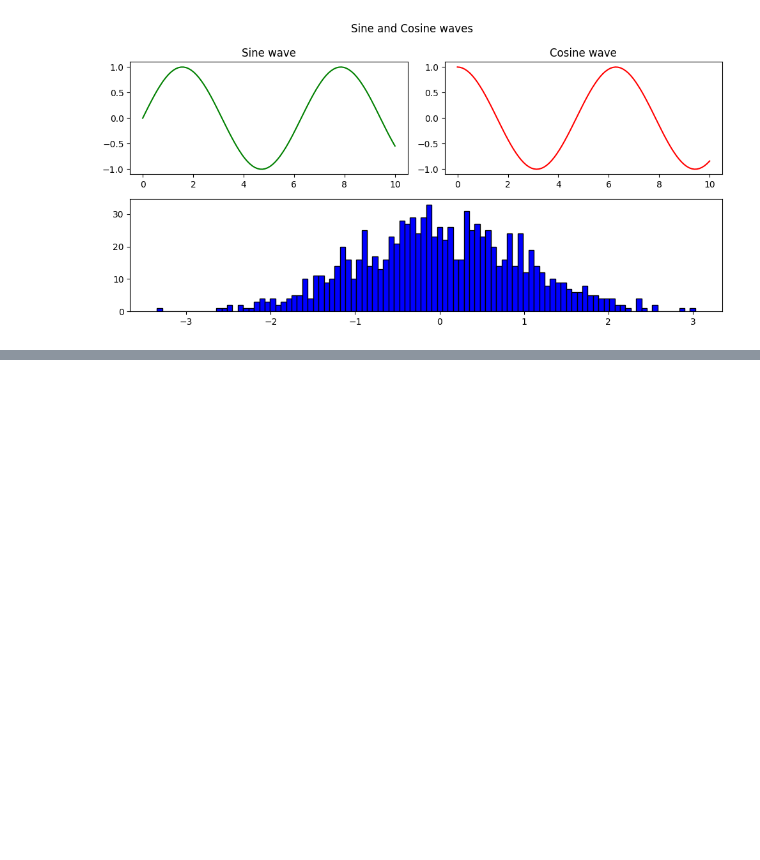
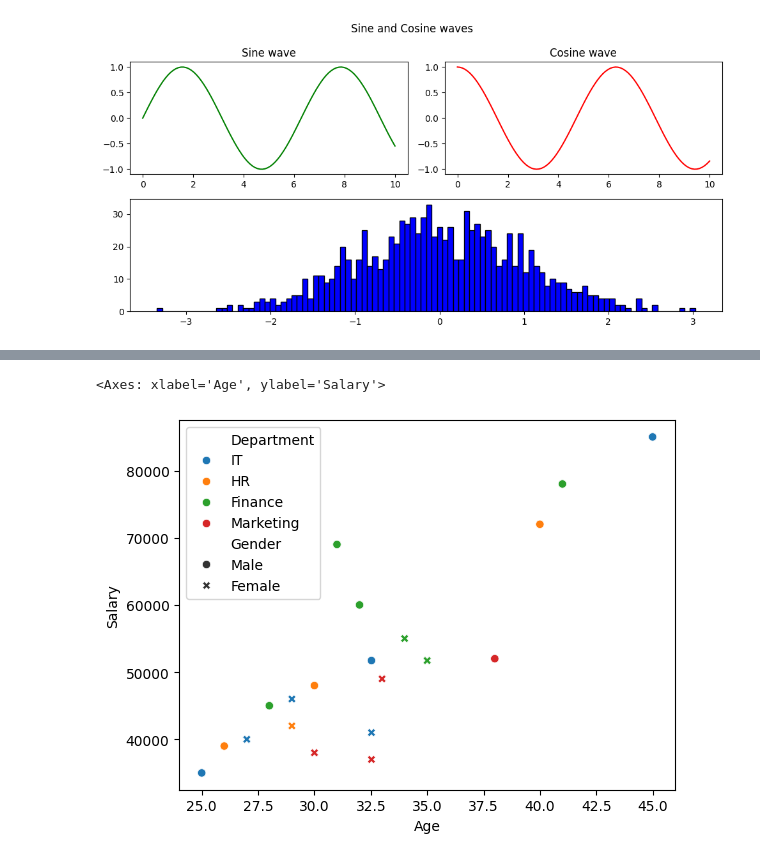
Before and after one commit to theanxiuser/python-hc, a Jupyter notebook: data-analysis.ipynb, the cells around one changed output, grey strips where cells are left out. Drawn from its saved outputs; the diff is of its cells as text; code cells hidden in the pictures; blank space fills up the shorter version.

```diff
--- a/data-analysis.ipynb
+++ b/data-analysis.ipynb
@@ -380,0 +529,11 @@ plt.show()
+# %%
+sns.scatterplot(
+    x="Age",
+    y="Salary",
+    hue="Department",
+    style="Gender",
+    data=df
+)
+# %% [output]
+<Axes: xlabel='Age', ylabel='Salary'>
+[figure, added]
```
Also changed, not shown: parts of 13 cells of this notebook, 1 other file.
